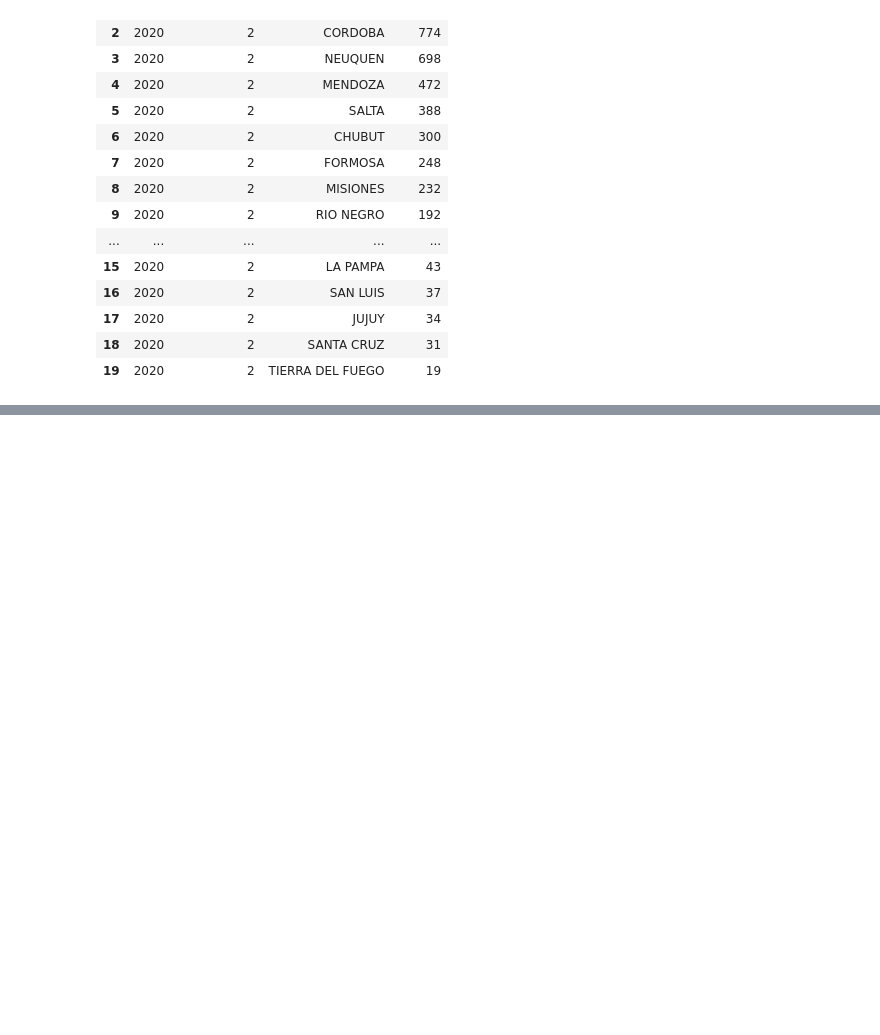
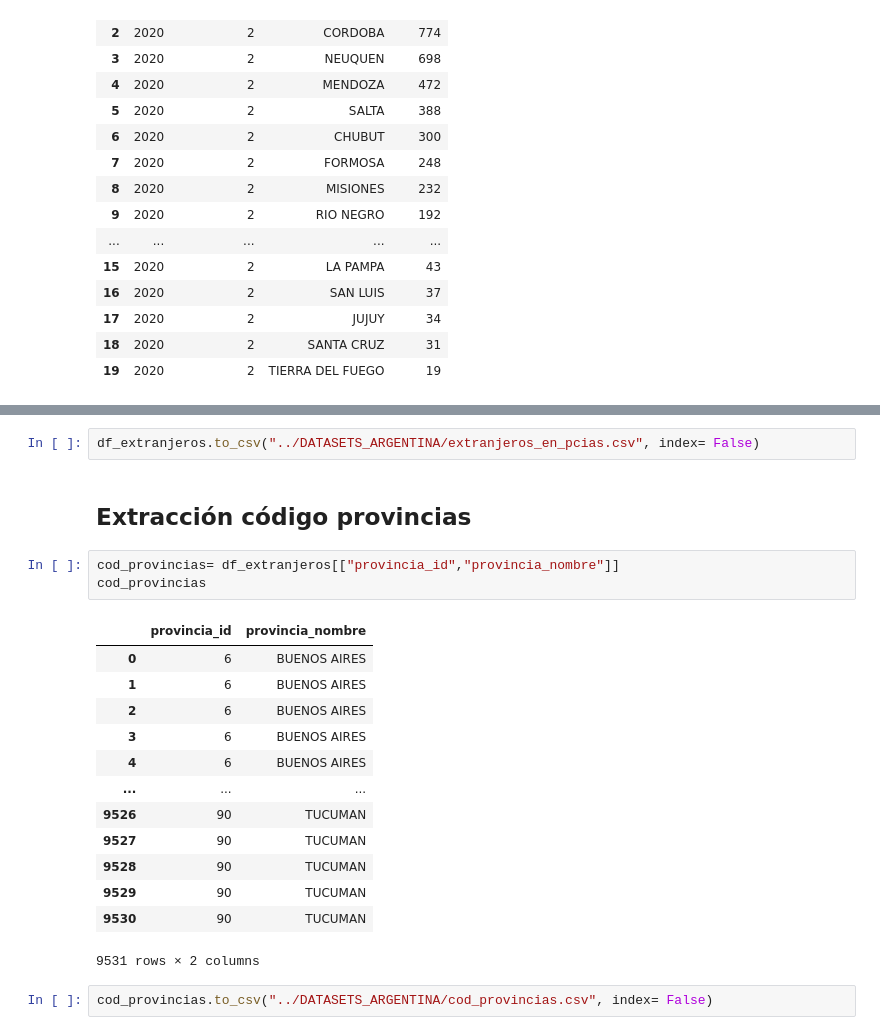
Before and after one commit to DATASCIENTISTSHENRY/PF_DataScience_Migraciones, a Jupyter notebook: EDA_ETL/ETL_EDA_Kpi_Amba.ipynb, the cells around one changed output, grey strips where cells are left out. Drawn from its saved outputs; the diff is of its cells as text; blank space fills up the shorter version.

```diff
--- a/EDA_ETL/ETL_EDA_Kpi_Amba.ipynb
+++ b/EDA_ETL/ETL_EDA_Kpi_Amba.ipynb
@@ -694,0 +742,23 @@ residencias_2_2020
+# %%
+df_extranjeros.to_csv("../DATASETS_ARGENTINA/extranjeros_en_pcias.csv", index= False)
+# %% [markdown]
+## Extracción código provincias
+# %%
+cod_provincias= df_extranjeros[["provincia_id","provincia_nombre"]]
+cod_provincias
+# %% [output]
+|  | provincia_id | provincia_nombre |
+| 0 | 6 | BUENOS AIRES |
+| 1 | 6 | BUENOS AIRES |
+| 2 | 6 | BUENOS AIRES |
+| 3 | 6 | BUENOS AIRES |
+| 4 | 6 | BUENOS AIRES |
+| ... | ... | ... |
+| 9526 | 90 | TUCUMAN |
+| 9527 | 90 | TUCUMAN |
+| 9528 | 90 | TUCUMAN |
+| 9529 | 90 | TUCUMAN |
+| 9530 | 90 | TUCUMAN |
+9531 rows × 2 columns
+# %%
+cod_provincias.to_csv("../DATASETS_ARGENTINA/cod_provincias.csv", index= False)
```
Also changed, not shown: parts of 4 cells of this notebook, 1 other file.
